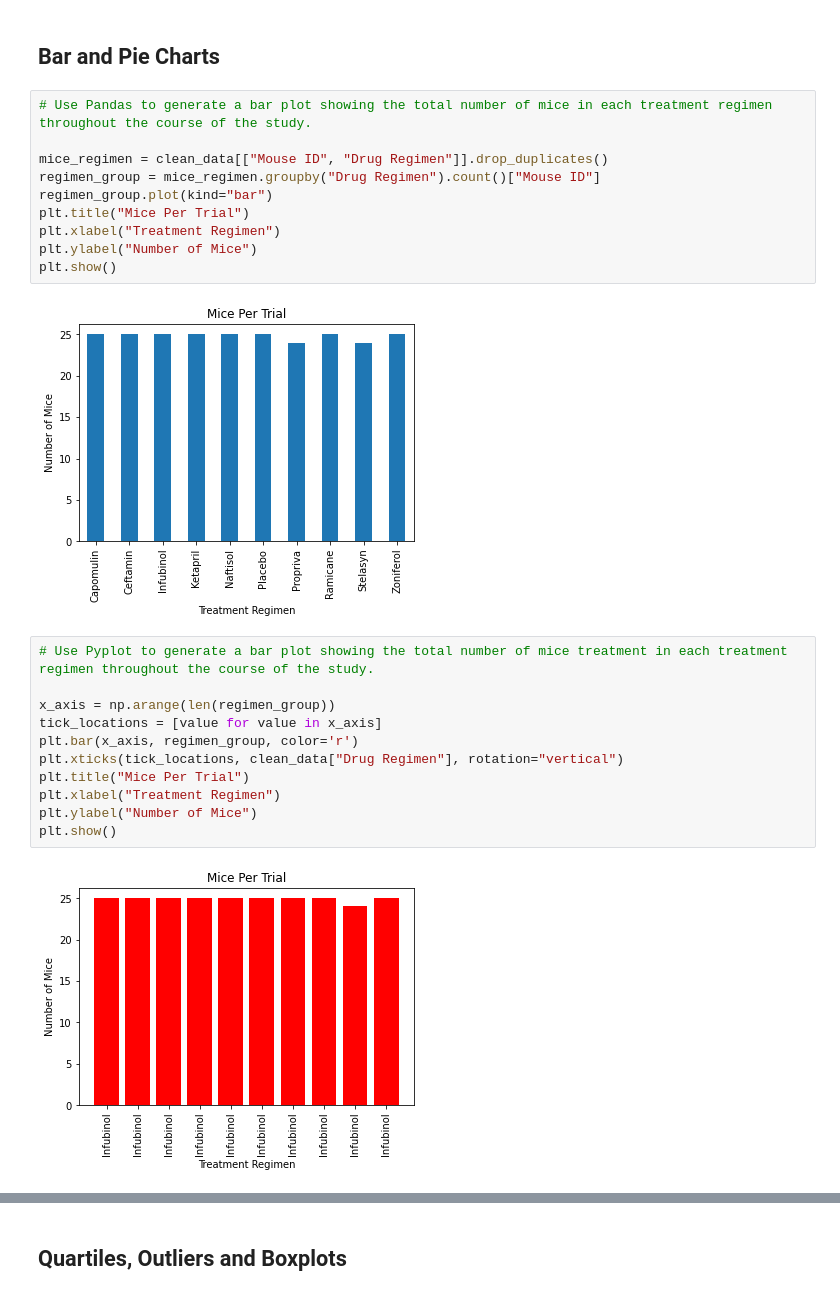
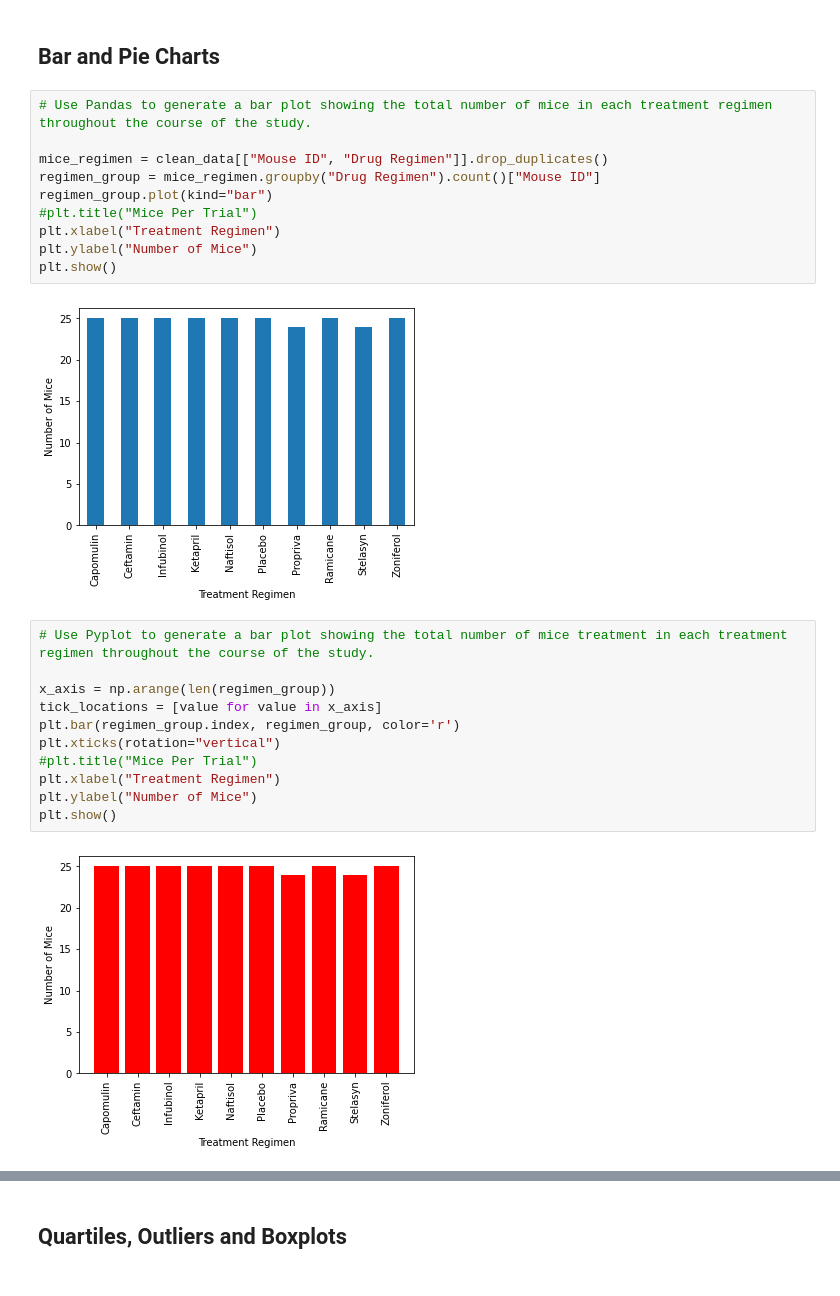
Before and after one commit to sbkachelmeier/matplotlib-challenge, a Jupyter notebook: pymaceuticals_starter.ipynb, the cells around one changed output, grey strips where cells are left out. Saved outputs shown, nothing was run; the diff lists cells and outputs as text.

```diff
--- a/pymaceuticals_starter.ipynb
+++ b/pymaceuticals_starter.ipynb
@@ -116,28 +115,28 @@ tumor_stats
 # %%
 # Use Pandas to generate a bar plot showing the total number of mice in each treatment regimen throughout the course of the study.
 
 mice_regimen = clean_data[["Mouse ID", "Drug Regimen"]].drop_duplicates()
 regimen_group = mice_regimen.groupby("Drug Regimen").count()["Mouse ID"]
 regimen_group.plot(kind="bar")
-plt.title("Mice Per Trial")
+#plt.title("Mice Per Trial")
 plt.xlabel("Treatment Regimen")
 plt.ylabel("Number of Mice")
 plt.show()
 # %% [output]
-[figure, old version]
+[figure, new version]
 # %%
 # Use Pyplot to generate a bar plot showing the total number of mice treatment in each treatment regimen throughout the course of the study.
 
 x_axis = np.arange(len(regimen_group))
 tick_locations = [value for value in x_axis]
-plt.bar(x_axis, regimen_group, color='r')
-plt.xticks(tick_locations, clean_data["Drug Regimen"], rotation="vertical")
-plt.title("Mice Per Trial")
+plt.bar(regimen_group.index, regimen_group, color='r')
+plt.xticks(rotation="vertical")
+#plt.title("Mice Per Trial")
 plt.xlabel("Treatment Regimen")
 plt.ylabel("Number of Mice")
 plt.show()
 # %% [output]
-[figure, old version]
+[figure, new version]
 # %%
 # Use Pandas to generate a pie plot showing the distribution of female versus male mice
 gender_data = clean_data[["Mouse ID", "Sex"]]
```
Also changed, not shown: parts of 14 cells of this notebook.
